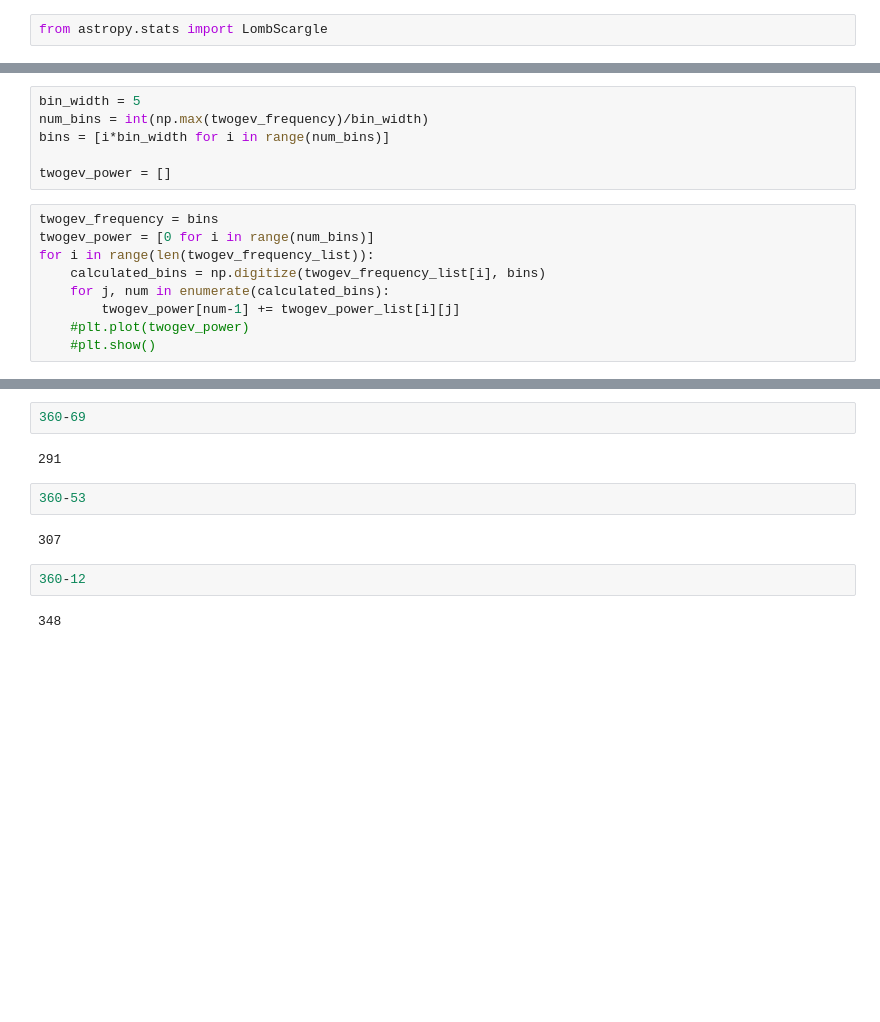
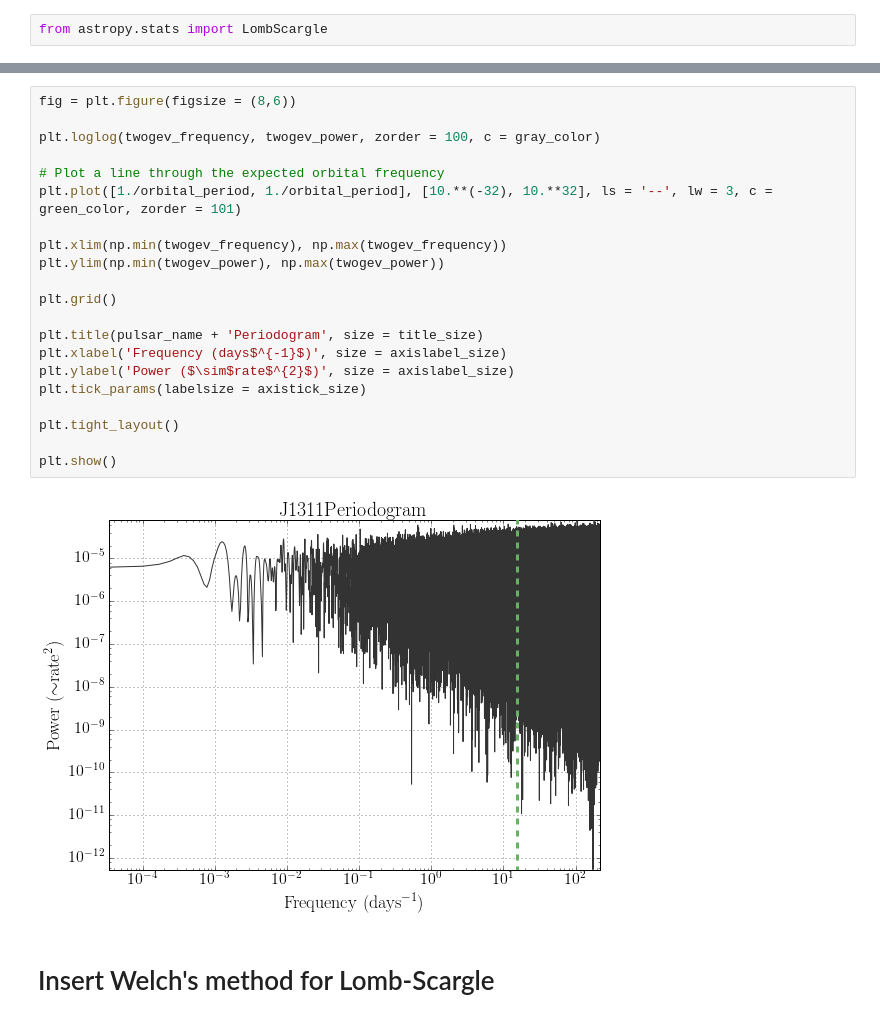
Before and after one commit to tphinkle/pulsar_time-variability, a Jupyter notebook: welch-ls.ipynb, the cells around one changed output, grey strips where cells are left out. Cells and saved outputs as stored; diff of their text form; blank space fills up the shorter version.

```diff
--- a/welch-ls.ipynb
+++ b/welch-ls.ipynb
@@ -258,15 +223,0 @@ for i in range(int(num_intervals - 1)):
-# %%
-bin_width = 5
-num_bins = int(np.max(twogev_frequency)/bin_width)
-bins = [i*bin_width for i in range(num_bins)]
-
-twogev_power = []
-# %%
-twogev_frequency = bins
-twogev_power = [0 for i in range(num_bins)]
-for i in range(len(twogev_frequency_list)):
-    calculated_bins = np.digitize(twogev_frequency_list[i], bins)
-    for j, num in enumerate(calculated_bins):
-        twogev_power[num-1] += twogev_power_list[i][j]
-    #plt.plot(twogev_power)
-    #plt.show()
@@ -376,12 +224,25 @@ plt.show()
-# %%
-360-69
-# %% [output]
-291
-# %%
-360-53
-# %% [output]
-307
-# %%
-360-12
-# %% [output]
-348
+# %%
+fig = plt.figure(figsize = (8,6))
+
+plt.loglog(twogev_frequency, twogev_power, zorder = 100, c = gray_color)
+
+# Plot a line through the expected orbital frequency
+plt.plot([1./orbital_period, 1./orbital_period], [10.**(-32), 10.**32], ls = '--', lw = 3, c = green_color, zorder = 101)
+
+plt.xlim(np.min(twogev_frequency), np.max(twogev_frequency))
+plt.ylim(np.min(twogev_power), np.max(twogev_power))
+
+plt.grid()
+
+plt.title(pulsar_name + 'Periodogram', size = title_size)
+plt.xlabel('Frequency (days$^{-1}$)', size = axislabel_size)
+plt.ylabel('Power ($\sim$rate$^{2}$)', size = axislabel_size)
+plt.tick_params(labelsize = axistick_size)
+
+plt.tight_layout()
+
+plt.show()
+# %% [output]
+[figure, added]
+# %% [markdown]
+# Insert Welch's method for Lomb-Scargle
```
Also changed, not shown: parts of 34 cells of this notebook.
